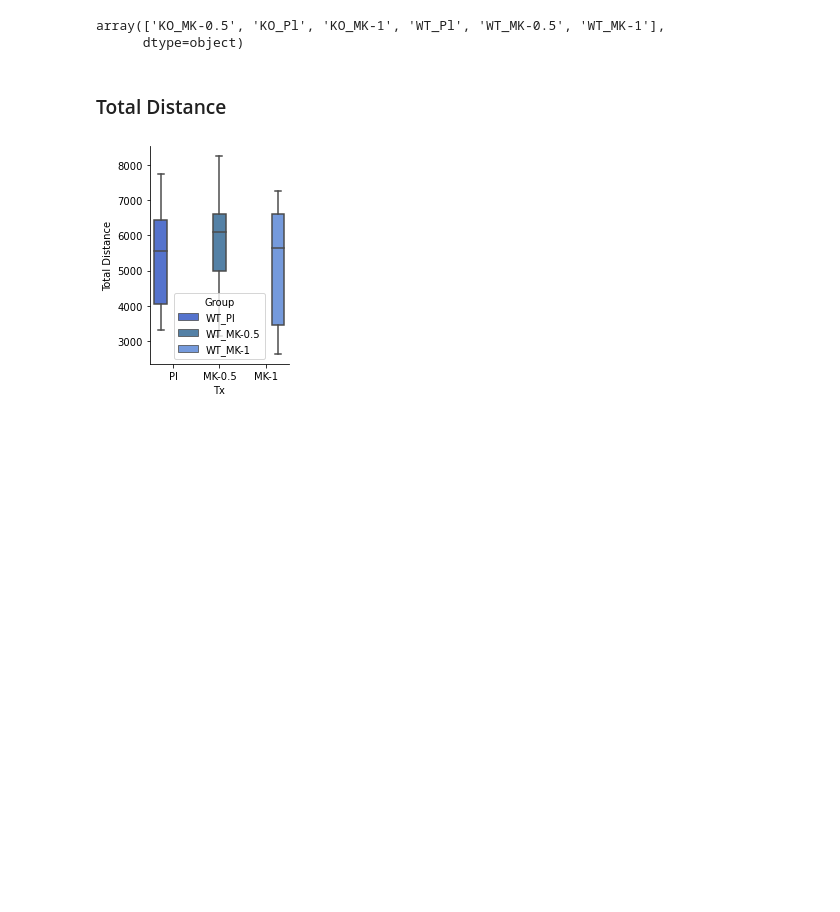
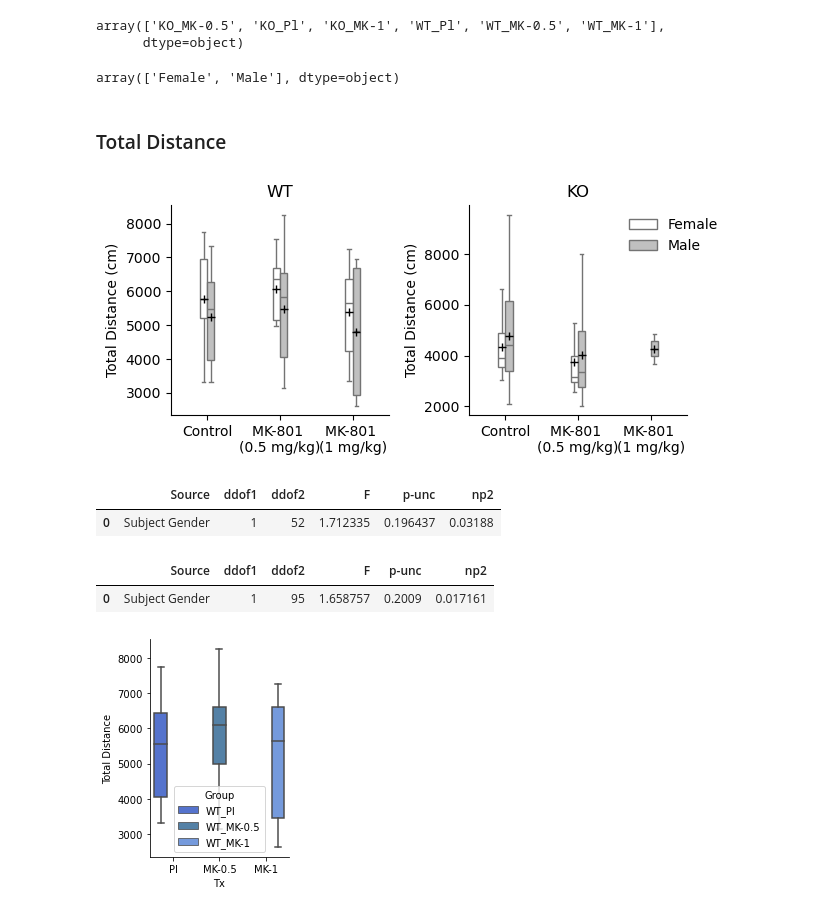
Before and after one commit to FMendezSlc/NeuroPy, a Jupyter notebook: Y_maze.ipynb, the cells around one changed output. Saved outputs shown, nothing was run; the diff lists cells and outputs as text; code cells hidden in the pictures; blank space fills up the shorter version.

Commit message:
reviwers update
update with new figures and new analysis as requested by reviewers )Inflammation=

```diff
--- a/Y_maze.ipynb
+++ b/Y_maze.ipynb
@@ -65,5 +76,46 @@ y_data['Group'].unique()
 # %% [output]
 array(['KO_MK-0.5', 'KO_Pl', 'KO_MK-1', 'WT_Pl', 'WT_MK-0.5', 'WT_MK-1'],
       dtype=object)
+# %%
+y_data['Subject Gender'].unique()
+# %% [output]
+array(['Female', 'Male'], dtype=object)
 # %% [markdown]
 ### Total Distance
+# %%
+dist_sex, axs = plt.subplots(1, 2, figsize = (6.5, 3))
+sns.boxplot(data = y_data[y_data['Genotype']=='WT'], x = 'Tx', y = 'Total Distance', hue='Subject Gender',
+            order=['Pl', 'MK-0.5', 'MK-1'], showmeans=True, showfliers= False, meanprops={'marker':'+', 'markeredgecolor':'k'},
+            width=0.2, palette=['white', 'silver'], ax = axs[0])
+sns.despine()
+labels = ['Control', 'MK-801 \n(0.5 mg/kg)', 'MK-801 \n(1 mg/kg)']
+axs[0].set_title('WT')
+axs[0].set_xticklabels(labels)
+axs[0].set_ylabel('Total Distance (cm)')
+axs[0].set_xlabel('')
+axs[0].legend([],[], frameon=False)
+
+sns.boxplot(data = y_data[y_data['Genotype']=='KO'], x = 'Tx', y = 'Total Distance', hue='Subject Gender',
+            order=['Pl', 'MK-0.5', 'MK-1'], showmeans=True, showfliers= False, meanprops={'marker':'+', 'markeredgecolor':'k'},
+            width=0.2, palette=['white', 'silver'], ax = axs[1])
+sns.despine()
+labels = ['Control', 'MK-801 \n(0.5 mg/kg)', 'MK-801 \n(1 mg/kg)']
+axs[1].set_title('KO')
+axs[1].set_xticklabels(labels)
+axs[1].set_ylabel('Total Distance (cm)')
+axs[1].set_xlabel('')
+axs[1].legend(loc= 1, frameon=False, bbox_to_anchor=(1.2, 1))
+
+plt.tight_layout()
+# %% [output]
+[figure, added]
+# %%
+pg.anova(data=y_data[y_data['Genotype']=='WT'], dv = 'Total Distance', between= 'Subject Gender')
+# %% [output]
+|  | Source | ddof1 | ddof2 | F | p-unc | np2 |
+| 0 | Subject Gender | 1 | 52 | 1.712335 | 0.196437 | 0.03188 |
+# %%
+pg.anova(data=y_data[(y_data['Genotype']=='KO') & (y_data['Tx']!='MK-1')], dv = 'Total Distance', between= 'Subject Gender')
+# %% [output]
+|  | Source | ddof1 | ddof2 | F | p-unc | np2 |
+| 0 | Subject Gender | 1 | 95 | 1.658757 | 0.2009 | 0.017161 |
```
Also changed, not shown: parts of 43 cells of this notebook, 2 other files.
